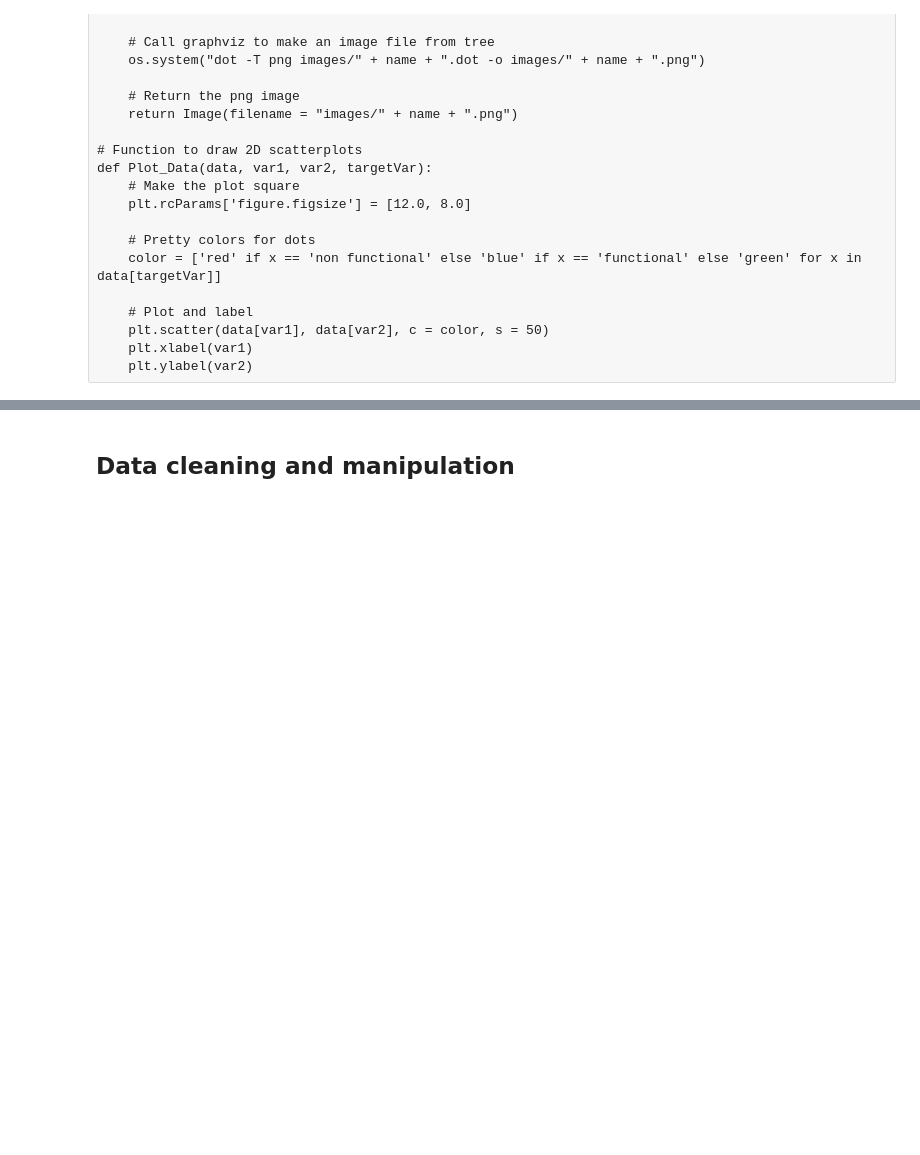
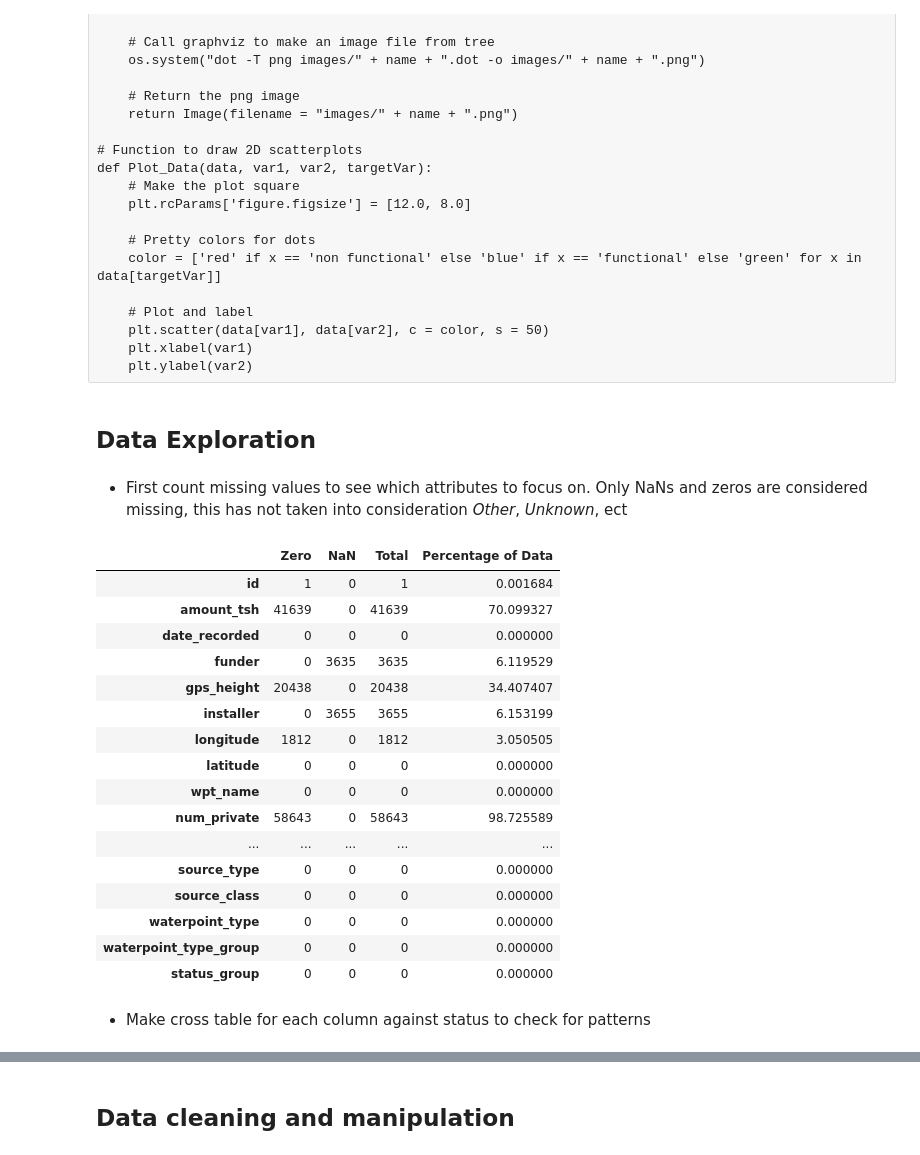
Before and after one commit to BrickKiln/dataPumpChallenge, a Jupyter notebook: pumpChallenge.ipynb, the cells around one changed output, grey strips where cells are left out. Saved outputs shown, nothing was run; the diff lists cells and outputs as text; code cells hidden in the pictures; blank space fills up the shorter version.

Commit message:
Data exploration fixed. Works well

```diff
--- a/pumpChallenge.ipynb
+++ b/pumpChallenge.ipynb
@@ -101,3 +101,38 @@ def Plot_Data(data, var1, var2, targetVar):
 # %%
 # Merge along id
 train = pd.merge(trainValues, trainLabels, on='id')
+# %% [markdown]
+## Data Exploration
+# %% [markdown]
+* First count missing values to see which attributes to focus on. Only NaNs and zeros are considered missing, this has not taken into consideration _Other_, _Unknown_, ect
+# %%
+def countMissing(df):
+    zeros = df[df == 0].count()
+    nan = df.isnull().sum()
+    total = zeros + nan
+    prop = total/len(df) * 100
+    summary = pd.concat([zeros, nan, total, prop], axis = 1)
+    summary.columns = ['Zero', 'NaN', 'Total', 'Percentage of Data']
+    return summary
+
+countMissing(train)
+# %% [output]
+|  | Zero | NaN | Total | Percentage of Data |
+| id | 1 | 0 | 1 | 0.001684 |
+| amount_tsh | 41639 | 0 | 41639 | 70.099327 |
+| date_recorded | 0 | 0 | 0 | 0.000000 |
+| funder | 0 | 3635 | 3635 | 6.119529 |
+| gps_height | 20438 | 0 | 20438 | 34.407407 |
+| installer | 0 | 3655 | 3655 | 6.153199 |
+| longitude | 1812 | 0 | 1812 | 3.050505 |
+| latitude | 0 | 0 | 0 | 0.000000 |
+| wpt_name | 0 | 0 | 0 | 0.000000 |
+| num_private | 58643 | 0 | 58643 | 98.725589 |
+| ... | ... | ... | ... | ... |
+| source_type | 0 | 0 | 0 | 0.000000 |
+| source_class | 0 | 0 | 0 | 0.000000 |
+| waterpoint_type | 0 | 0 | 0 | 0.000000 |
+| waterpoint_type_group | 0 | 0 | 0 | 0.000000 |
+| status_group | 0 | 0 | 0 | 0.000000 |
+# %% [markdown]
+* Make cross table for each column against status to check for patterns
```
Also changed, not shown: parts of 10 cells of this notebook.
